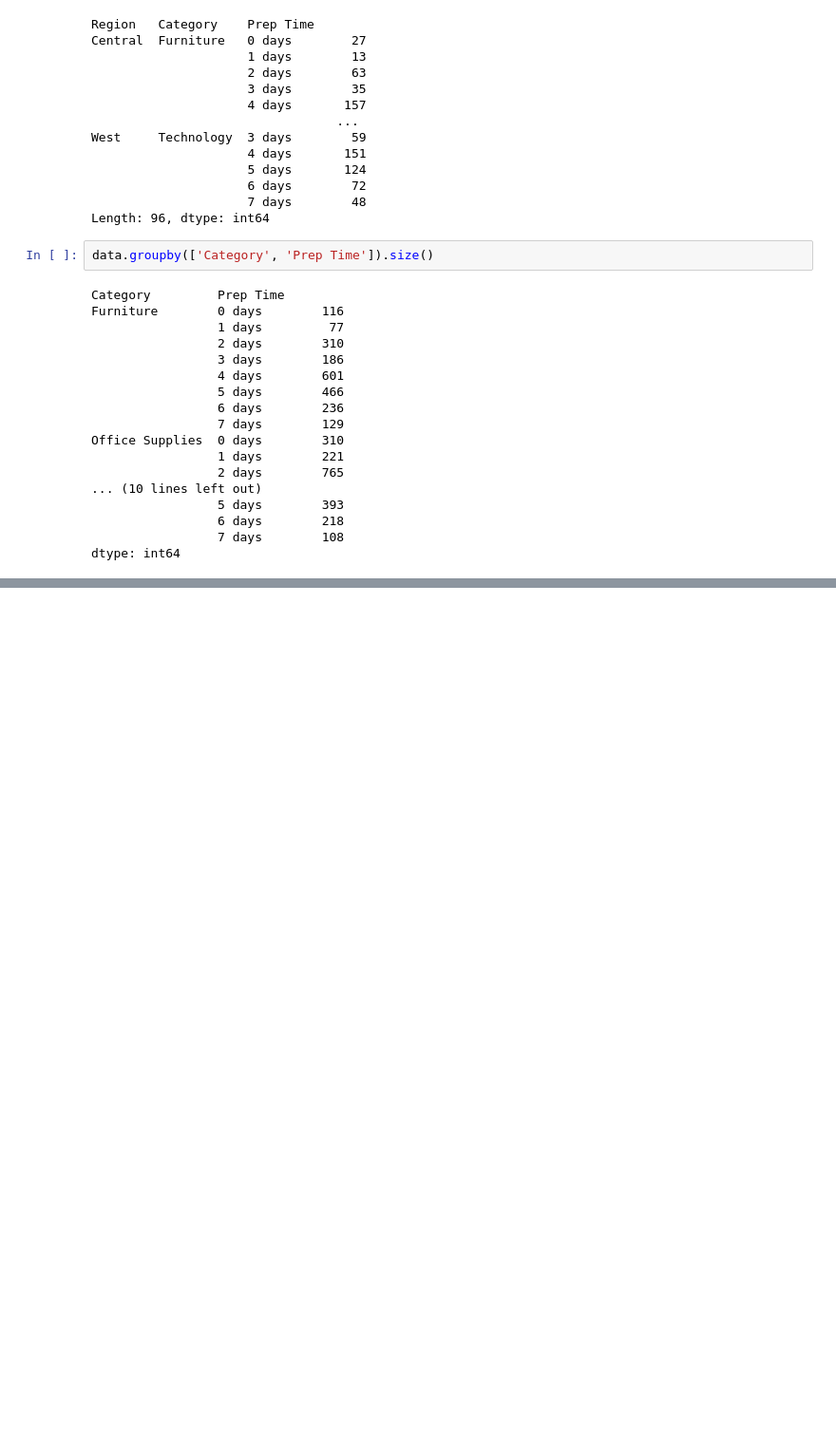
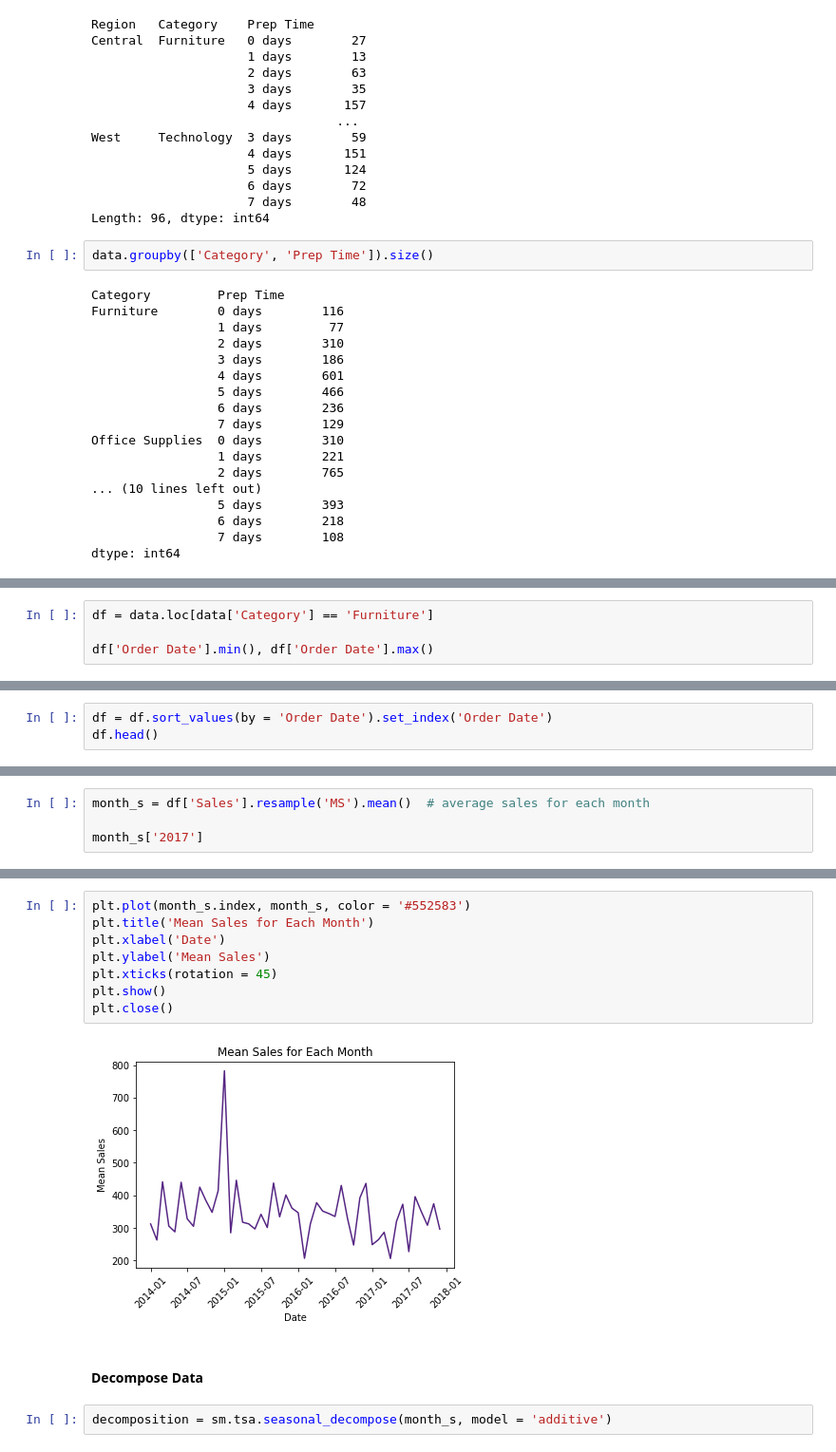
Before and after one commit to samar14641/timeseries-101, a Jupyter notebook: superstore.ipynb, the cells around one changed output, grey strips where cells are left out. Shown: that part at 95% size. Drawn from its saved outputs; the diff is of its cells as text; blank space fills up the shorter version.

Commit message:
added resample and decomposition

```diff
--- a/superstore.ipynb
+++ b/superstore.ipynb
@@ -156,0 +172,4 @@ dtype: int64
+# %%
+df = data.loc[data['Category'] == 'Furniture']
+
+df['Order Date'].min(), df['Order Date'].max()
@@ -156,0 +178,3 @@ dtype: int64
+# %%
+df = df.sort_values(by = 'Order Date').set_index('Order Date')
+df.head()
@@ -156,0 +192,4 @@ dtype: int64
+# %%
+month_s = df['Sales'].resample('MS').mean()  # average sales for each month
+
+month_s['2017']
@@ -156,0 +211,14 @@ dtype: int64
+# %%
+plt.plot(month_s.index, month_s, color = '#552583')
+plt.title('Mean Sales for Each Month')
+plt.xlabel('Date')
+plt.ylabel('Mean Sales')
+plt.xticks(rotation = 45)
+plt.show()
+plt.close()
+# %% [output]
+[figure, added]
+# %% [markdown]
+#### Decompose Data
+# %%
+decomposition = sm.tsa.seasonal_decompose(month_s, model = 'additive')
```
Also changed, not shown: parts of 9 cells of this notebook.
